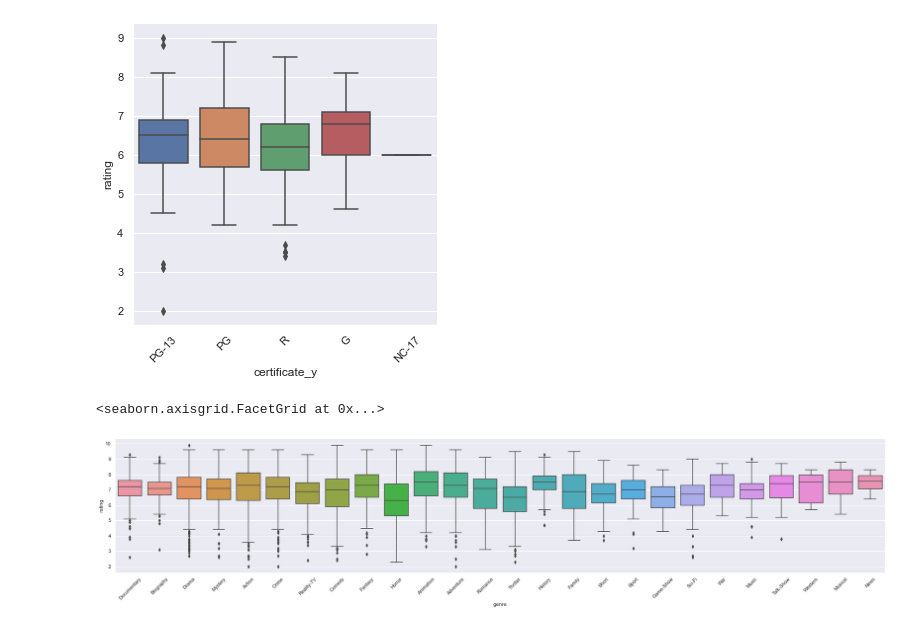
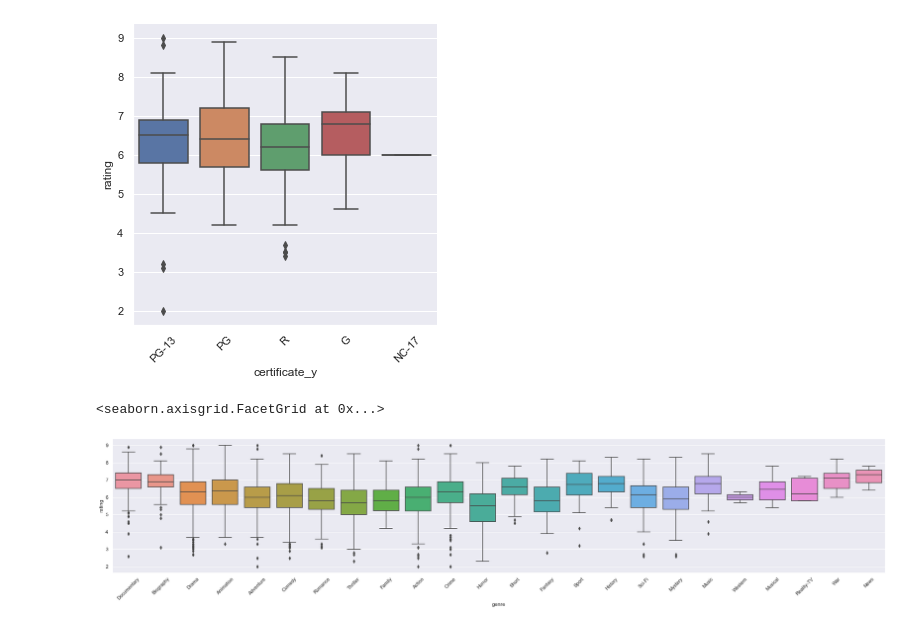
Before and after one commit to drewf24/cs216_final_project, a Jupyter notebook: project prototype.ipynb, the cells around one changed output. Drawn from its saved outputs; the diff is of its cells as text; code cells hidden in the pictures.

Commit message:
split tv and movies

```diff
--- a/project prototype.ipynb
+++ b/project prototype.ipynb
@@ -105,10 +105,12 @@ dates_parsed_movie = dates_parsed[dates_parsed["type"] == 'Movie']
 dates_parsed_and_stars_count_tv = dates_parsed_and_stars_count[dates_parsed_and_stars_count["type"] == 'TV Show']
 dates_parsed_and_stars_count_movies = dates_parsed_and_stars_count[dates_parsed_and_stars_count["type"] == 'Movie']
 
-dates_parsed['genre'] = dates_parsed['genre'].astype(object)
-dates_parsed_genre = dates_parsed.explode('genre')
-#avg_by_genre = dates_parsed.groupby('genre')['rating'].mean()
-#print(avg_by_genre)
+
+cleaned_tv_shows['genre'] = cleaned_tv_shows['genre'].astype(object)
+cleaned_tv_shows_genre = cleaned_tv_shows.explode('genre')
+
+cleaned_movies['genre'] = cleaned_movies['genre'].astype(object)
+cleaned_movies_genre = cleaned_movies.explode('genre')
 
 #genre_df = dates_parsed_and_stars_count['list # of genres'].apply(pd.Series)
 print(dates_parsed_and_stars_count)
@@ -277,8 +289,8 @@ graph.set_xticklabels(rotation=45)
     #if we wanted to calculate some figure that depends on content length and imdb rating, we could do a visualization for tv shows
     #either dependent on number of seasons or average episode length in the group_by indicated in #1)
 # %%
-graph = sns.catplot(data=dates_parsed_genre, x='genre', y='rating', kind="box", height=5, aspect=5)
+graph = sns.catplot(data=cleaned_movies_genre, x='genre', y='rating', kind="box", height=5, aspect=5)
 graph.set_xticklabels(rotation=45)
 # %% [output]
 <seaborn.axisgrid.FacetGrid at 0x...>
-[figure, old version]
+[figure, new version]
```
Also changed, not shown: parts of 6 cells of this notebook.
